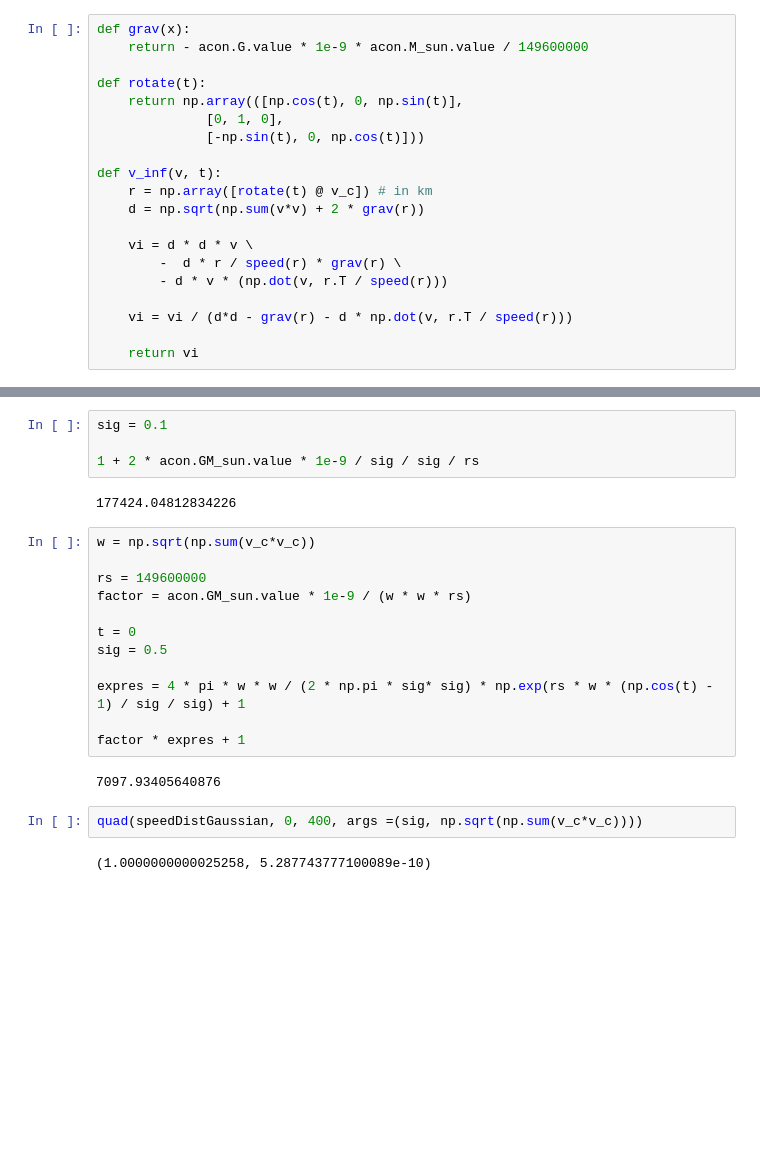
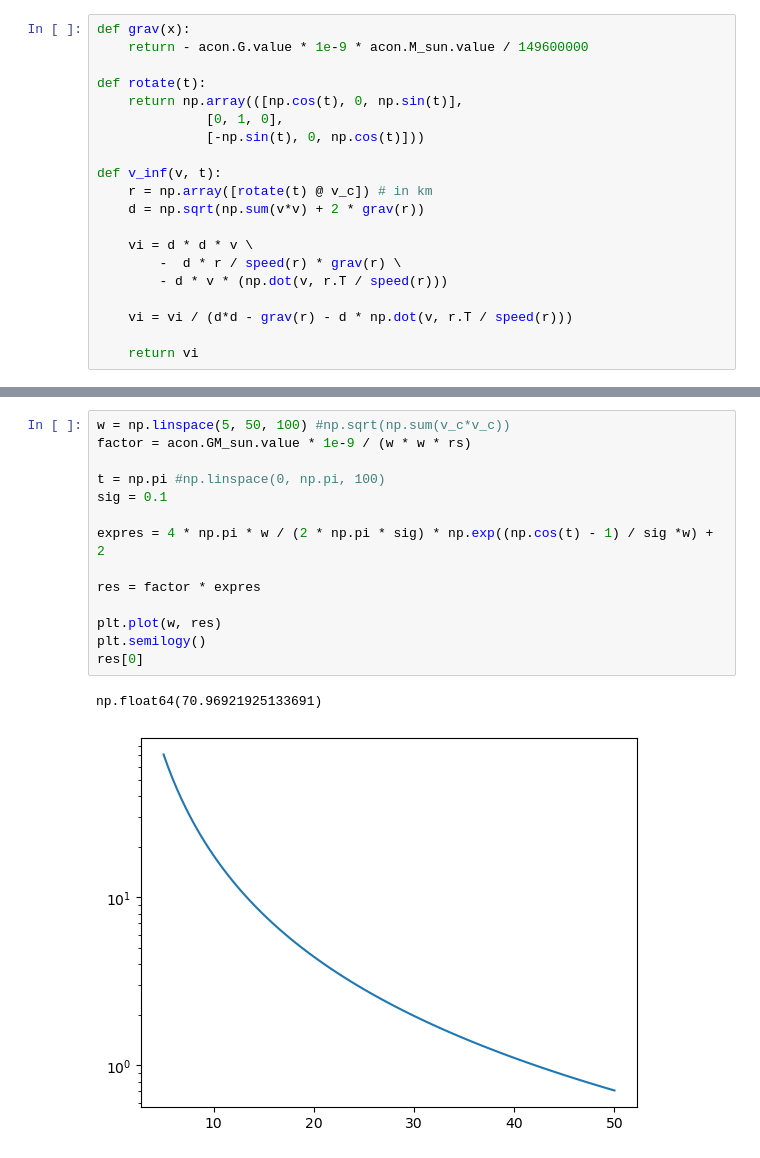
Before and after one commit to shauryagarg145/dark-matter-waves, a Jupyter notebook: density_enhancement.ipynb, the cells around one changed output, grey strips where cells are left out. Saved outputs shown, nothing was run; the diff lists cells and outputs as text; blank space fills up the shorter version.

```diff
--- a/density_enhancement.ipynb
+++ b/density_enhancement.ipynb
@@ -117,24 +103,17 @@ quad(speedf1, 0, 500, args =(sig))[0] + 1
-# %%
-sig = 0.1
-
-1 + 2 * acon.GM_sun.value * 1e-9 / sig / sig / rs
-# %% [output]
-177424.04812834226
 # %%
-w = np.sqrt(np.sum(v_c*v_c))
-
-rs = 149600000
+w = np.linspace(5, 50, 100) #np.sqrt(np.sum(v_c*v_c))
 factor = acon.GM_sun.value * 1e-9 / (w * w * rs)
 
-t = 0
-sig = 0.5
+t = np.pi #np.linspace(0, np.pi, 100)
+sig = 0.1
 
-expres = 4 * pi * w * w / (2 * np.pi * sig* sig) * np.exp(rs * w * (np.cos(t) - 1) / sig / sig) + 1
+expres = 4 * np.pi * w / (2 * np.pi * sig) * np.exp((np.cos(t) - 1) / sig *w) + 2
 
-factor * expres + 1
+res = factor * expres
+
+plt.plot(w, res)
+plt.semilogy()
+res[0]
 # %% [output]
-7097.93405640876
+np.float64(70.96921925133691)
+[figure, added]
-# %%
-quad(speedDistGaussian, 0, 400, args =(sig, np.sqrt(np.sum(v_c*v_c))))
-# %% [output]
-(1.0000000000025258, 5.287743777100089e-10)
```
Also changed, not shown: parts of 14 cells of this notebook, 1 other file.
